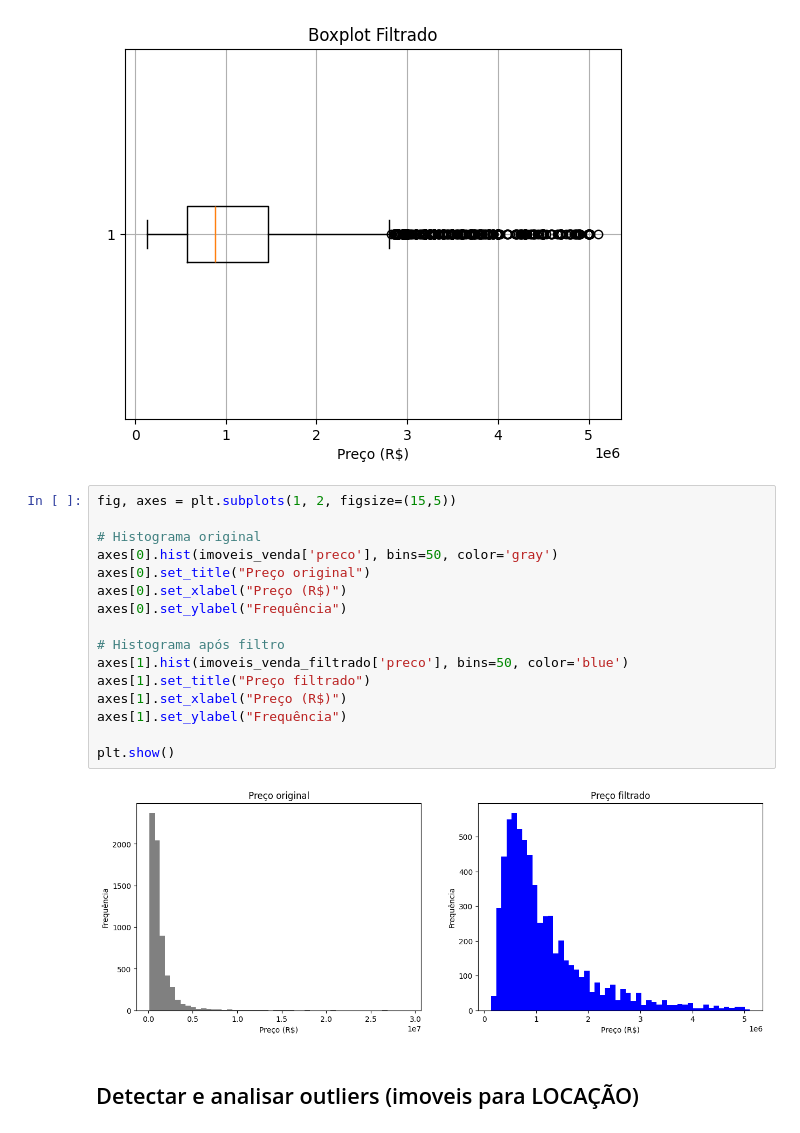
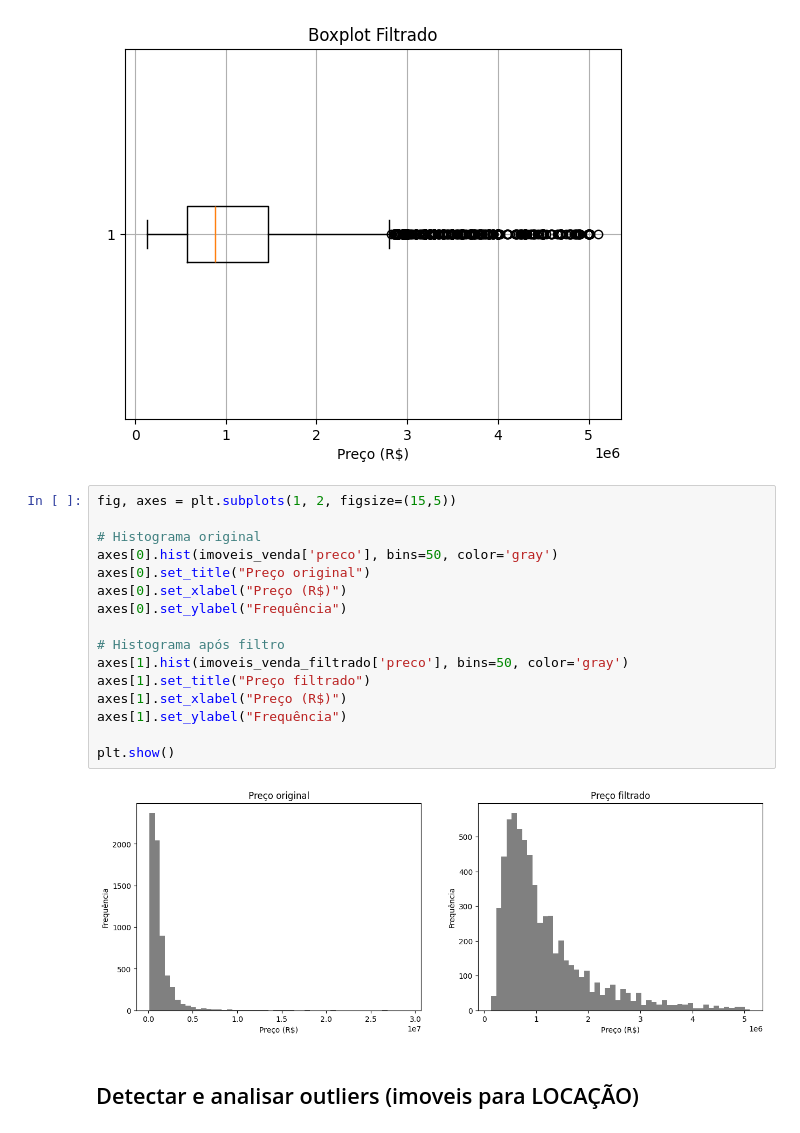
Before and after one commit to RaffaR902/TCC-API-COM-MACHINE-LEARNING, a Jupyter notebook: Pre Processamento de Dados/preprocessamento_imoveis.ipynb, the cells around one changed output. Drawn from its saved outputs; the diff is of its cells as text.

```diff
--- a/Pre Processamento de Dados/preprocessamento_imoveis.ipynb
+++ b/Pre Processamento de Dados/preprocessamento_imoveis.ipynb
@@ -346,21 +346,21 @@ plt.show()
 # %%
 fig, axes = plt.subplots(1, 2, figsize=(15,5))
 
 # Histograma original
 axes[0].hist(imoveis_venda['preco'], bins=50, color='gray')
 axes[0].set_title("Preço original")
 axes[0].set_xlabel("Preço (R$)")
 axes[0].set_ylabel("Frequência")
 
 # Histograma após filtro
-axes[1].hist(imoveis_venda_filtrado['preco'], bins=50, color='blue')
+axes[1].hist(imoveis_venda_filtrado['preco'], bins=50, color='gray')
 axes[1].set_title("Preço filtrado")
 axes[1].set_xlabel("Preço (R$)")
 axes[1].set_ylabel("Frequência")
 
 plt.show()
 # %% [output]
-[figure, old version]
+[figure, new version]
 # %% [markdown]
 ## Detectar e analisar outliers (imoveis para LOCAÇÃO)
 # %%
```
Also changed, not shown: parts of 1 cell of this notebook.
